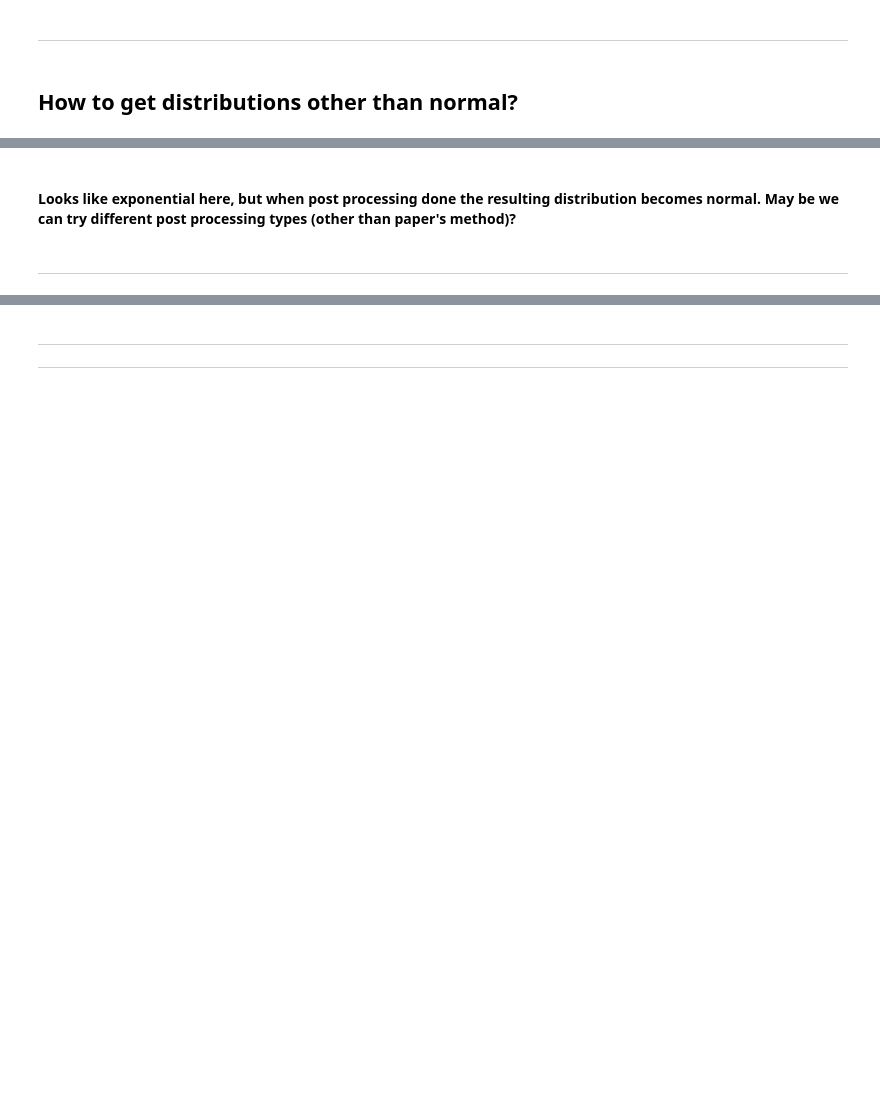
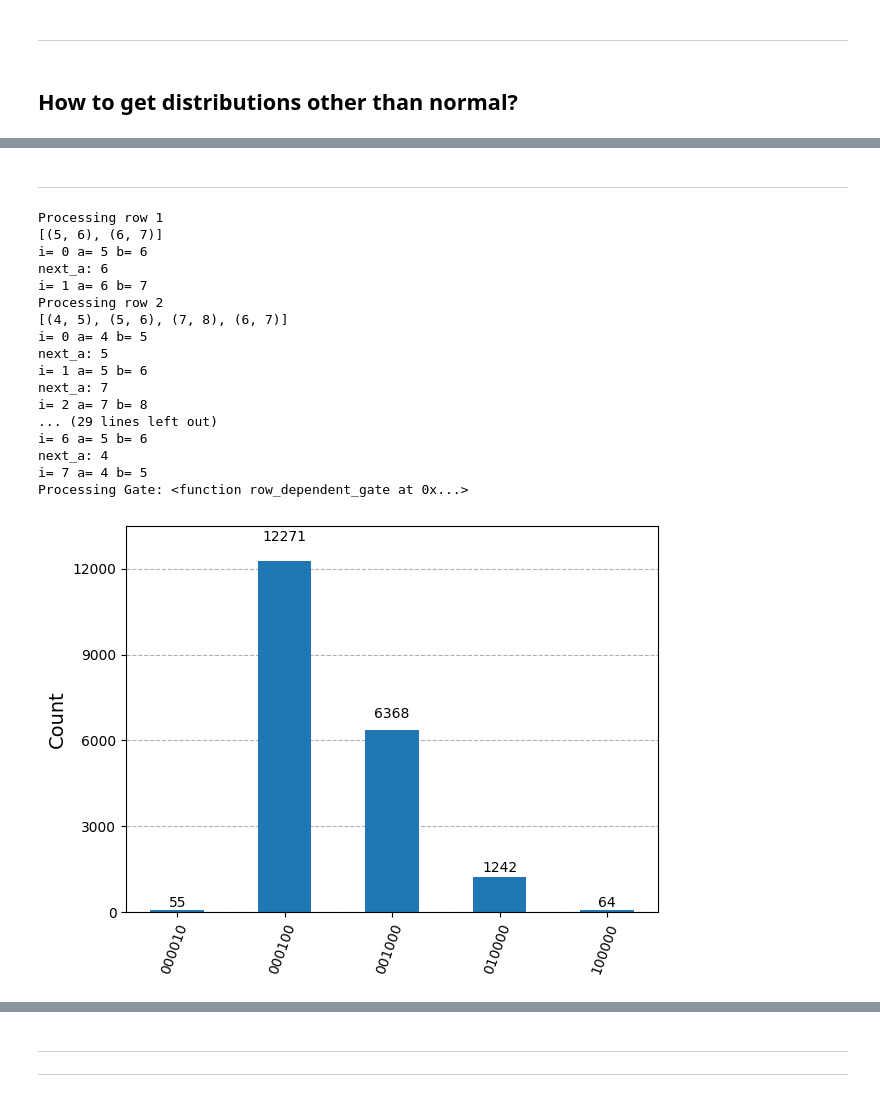
Before and after one commit to virajd98/Q-Plinkers, a Jupyter notebook: WorkingFile.ipynb, the cells around one changed output, grey strips where cells are left out. Cells and saved outputs as stored; diff of their text form; code cells hidden in the pictures; blank space fills up the shorter version.

```diff
--- a/WorkingFile.ipynb
+++ b/WorkingFile.ipynb
@@ -624,42 +341,47 @@ Even bits extracted from 0000000010000: 0000100
-# %% [markdown]
-#### Looks like exponential here, but when post processing done the resulting distribution becomes normal. May be we can try different post processing types (other than paper's method)?
 # %% [markdown]
 ___
 # %%
 
 # all the below codes are work in progress for exercise 3
 
-# def row_dependent_gate(r):
-#     p = 0.5 + 0.1* r  # Increasing right probability
-#     theta = 2 * np.arccos(np.sqrt(p))
-#     return RYGate(theta)
-# def quantum_walk_gate(r):
-#     """Creates a custom rotation gate for quantum walk behavior"""
-#     angle = np.pi/(r+1)  # Angle decreases with depth
-#     qc = QuantumCircuit(1, name=f"QW_{r}")
-#     qc.ry(angle, 0)
-#     return qc.to_gate()
+def row_dependent_gate(r):
+    p = 0.5 + 0.1* r
+    theta = 2 * np.arccos(np.sqrt(p))
+    return RXGate(theta)
+def quantum_walk_gate(r):
+    """Creates a custom rotation gate for quantum walk behavior"""
+    angle = np.pi/(r+1)  # Angle decreases with depth
+    qc = QuantumCircuit(1, name=f"QW_{r}")
+    qc.ry(angle, 0)
+    return qc.to_gate()
 
-# gate_set= [RXGate(2 * np.arccos(np.sqrt(0.2))), row_dependent_gate, quantum_walk_gate]
+gate_set= [row_dependent_gate]
 
-# for gate in gate_set:
-#     qc = galton_box_shifted(5, gate)
-#     backend = Aer.get_backend('qasm_simulator')
-#     compiled = transpile(qc, backend)
-#     job = backend.run(compiled, shots=100000, memory=True)
-#     memory_counts = job.result().get_memory()  # to get the list of 20000 bitstrings in order of experiments/shots
-
-#     print(f"Gate: {gate.name if hasattr(gate, 'name') else gate}")
-#     block_size_list = [5, 10,15,20]  # Block size for summation
-
-#     for i in range(len(block_size_list)):
-
-#         even_bitstrings, block_sums, bin_size = post_process_histogram(memory_counts, block_size_list[i])
-#         plt.figure(figsize=(10, 5))
-#         plt.hist(block_sums, bins=range(0, bin_size), align='left', rwidth=0.9, color='skyblue', edgecolor='black')
-#         plt.xticks(range(0, bin_size, 2*block_size_list[i]))  # Adjust x-ticks for better readability
-#         plt.xlabel("Sum of One-Hot Encoded Values (per block of {} samples)".format(block_size_list[i]))
-#         plt.ylabel("Frequency over {} blocks".format(100000//block_size_list[i]), color='blue')
-#         plt.title("Histogram of Block Sums (One-Hot Encoded Even-Bitstrings)")
-#         plt.grid(axis='y', linestyle='--', alpha=0.7)
-#         plt.show()
+for gate in gate_set:
+    qc = galton_box_shifted(5, gate)
+    backend = Aer.get_backend('qasm_simulator')
+    compiled = transpile(qc, backend)
+    job = backend.run(compiled, shots=20000)
+    counts = job.result().get_counts()
+    gate_name = gate.name if hasattr(gate, 'name') else str(gate)
+    print(f"Processing Gate: {gate_name}")
+    plot_histogram(counts)
+# %% [output]
+Processing row 1
+[(5, 6), (6, 7)]
+i= 0 a= 5 b= 6
+next_a: 6
+i= 1 a= 6 b= 7
+Processing row 2
+[(4, 5), (5, 6), (7, 8), (6, 7)]
+i= 0 a= 4 b= 5
+next_a: 5
+i= 1 a= 5 b= 6
+next_a: 7
+i= 2 a= 7 b= 8
+... (29 lines left out)
+i= 6 a= 5 b= 6
+next_a: 4
+i= 7 a= 4 b= 5
+Processing Gate: <function row_dependent_gate at 0x...>
+[figure, added]
```
Also changed, not shown: parts of 35 cells of this notebook, 1 other file.
